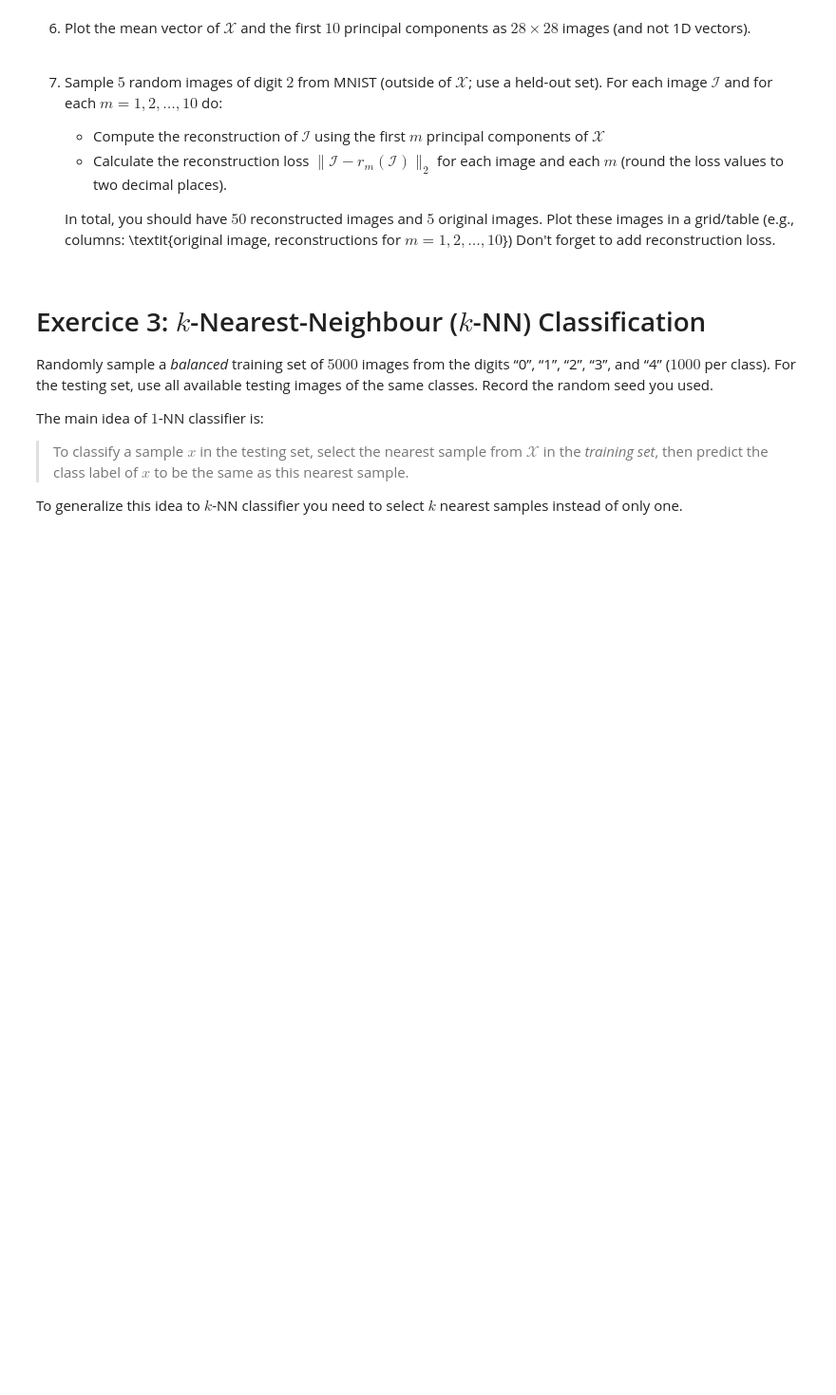
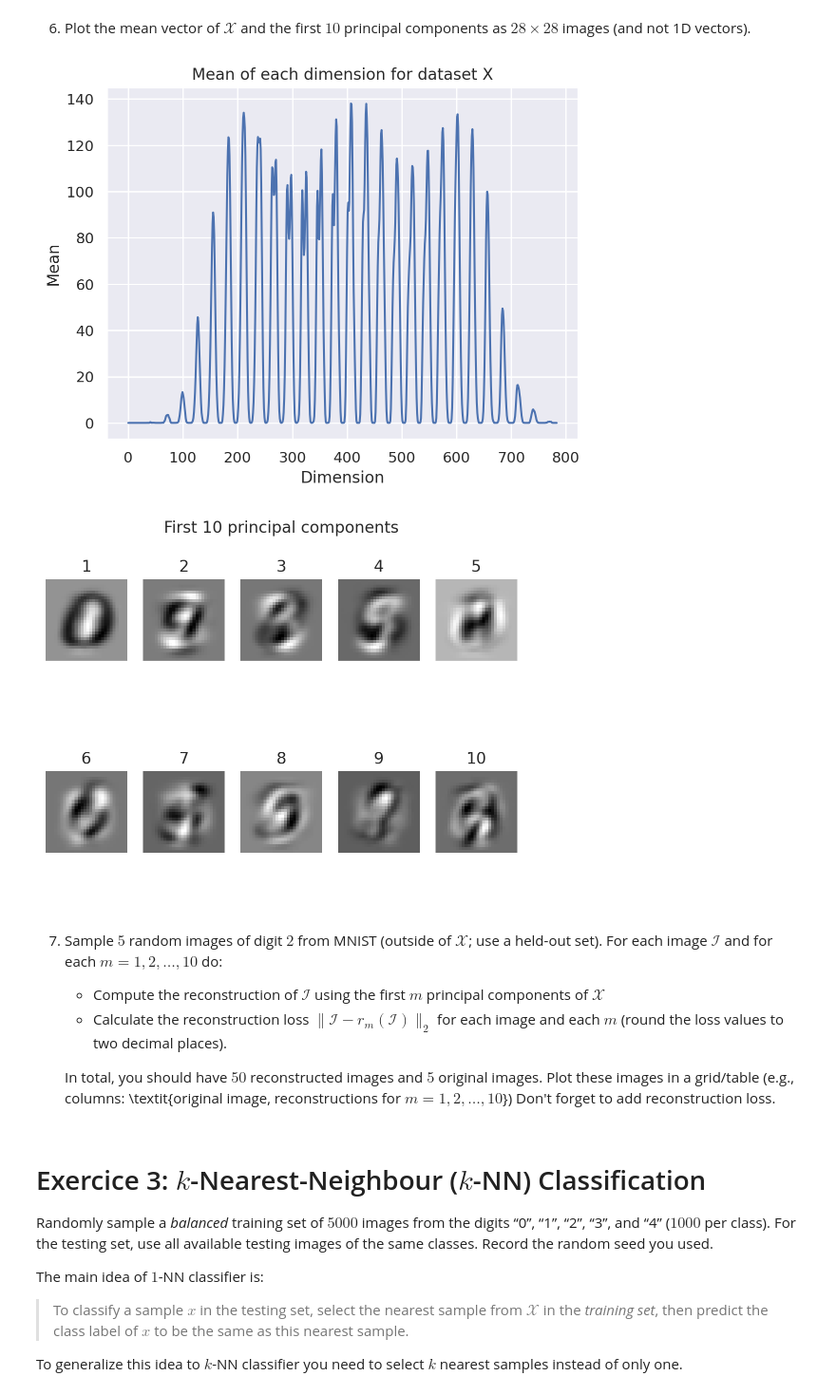
Before and after one commit to Arkanthara/data_science, a Jupyter notebook: TPB_donnet_michel_jean_joseph.ipynb, the cells around one changed output. Shown at 95% size. Drawn from its saved outputs; the diff is of its cells as text; code cells hidden in the pictures; blank space fills up the shorter version.

```diff
--- a/TPB_donnet_michel_jean_joseph.ipynb
+++ b/TPB_donnet_michel_jean_joseph.ipynb
@@ -485,5 +548,26 @@ So sometimes, it's useful to apply a standardisation of the data before PCA.
 # %% [markdown]
 6. Plot the mean vector of $\mathcal{X}$ and the first $10$ principal components as $28\times 28$ images (and not 1D vectors).
+# %%
+mean = np.mean(sample_images, axis=0)
+plt.figure()
+plt.plot(np.arange(len(mean)), mean)
+plt.title("Mean of each dimension for dataset X")
+plt.xlabel("Dimension")
+plt.ylabel("Mean")
+plt.show()
+
+plt.figure()
+plt.title("First 10 principal components")
+plt.axis('off')
+for i in range(10):
+    plt.subplot(2, 5, i + 1)
+    plt.imshow(eigenvector[:, i].reshape(28, 28), cmap='gray')
+    plt.axis('off')
+    plt.title(f"{i + 1}")
+plt.show()
+# %% [output]
+[figure, added]
+[figure, added]
 # %% [markdown]
 7. Sample $5$ random images of digit $2$ from MNIST (outside of $\mathcal{X}$; use a held-out set). For each image $\mathcal{I}$ and for each $m = 1, 2, \ldots, 10$ do:
 
```
Also changed, not shown: parts of 13 cells of this notebook.
